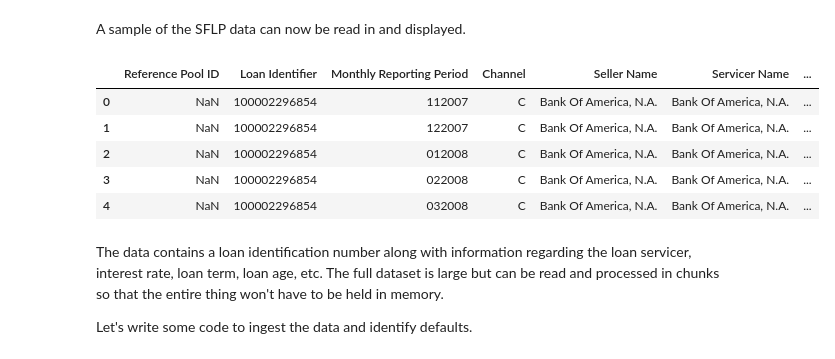
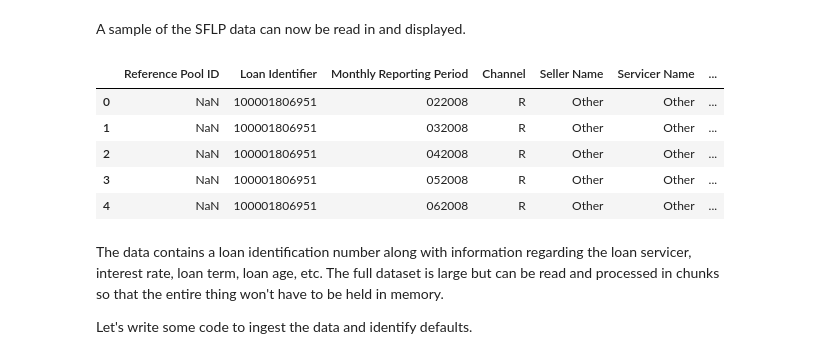
Before and after one commit to kdegrave/kdegrave.github.io, a Jupyter notebook: notebooks/LoanDefaults_update.ipynb, the cells around one changed output. Drawn from its saved outputs; the diff is of its cells as text; code cells hidden in the pictures.

```diff
--- a/notebooks/LoanDefaults_update.ipynb
+++ b/notebooks/LoanDefaults_update.ipynb
@@ -59,14 +59,14 @@ dtype = dict(
 # %% [markdown]
 A sample of the SFLP data can now be read in and displayed.
 # %%
-pd.read_csv('/Users/kyledegrave/Downloads/2007Q4.csv', sep='|', nrows=5, names=glossary['Field Name'], dtype=dtype)
+pd.read_csv('data/2008Q1.csv', sep='|', nrows=5, names=glossary['Field Name'], dtype=dtype)
 # %% [output]
 |  | Reference Pool ID | Loan Identifier | Monthly Reporting Period | Channel | Seller Name | Servicer Name | ... |
-| 0 | NaN | 100002296854 | 112007 | C | Bank Of America, N.A. | Bank Of America, N.A. | ... |
-| 1 | NaN | 100002296854 | 122007 | C | Bank Of America, N.A. | Bank Of America, N.A. | ... |
-| 2 | NaN | 100002296854 | 012008 | C | Bank Of America, N.A. | Bank Of America, N.A. | ... |
-| 3 | NaN | 100002296854 | 022008 | C | Bank Of America, N.A. | Bank Of America, N.A. | ... |
-| 4 | NaN | 100002296854 | 032008 | C | Bank Of America, N.A. | Bank Of America, N.A. | ... |
+| 0 | NaN | 100001806951 | 022008 | R | Other | Other | ... |
+| 1 | NaN | 100001806951 | 032008 | R | Other | Other | ... |
+| 2 | NaN | 100001806951 | 042008 | R | Other | Other | ... |
+| 3 | NaN | 100001806951 | 052008 | R | Other | Other | ... |
+| 4 | NaN | 100001806951 | 062008 | R | Other | Other | ... |
 # %% [markdown]
 The data contains a loan identification number along with information regarding the loan servicer, interest rate, loan term, loan age, etc. The full dataset is large but can be read and processed in chunks so that the entire thing won't have to be held in memory.
 
```
Also changed, not shown: parts of 3 cells of this notebook.
